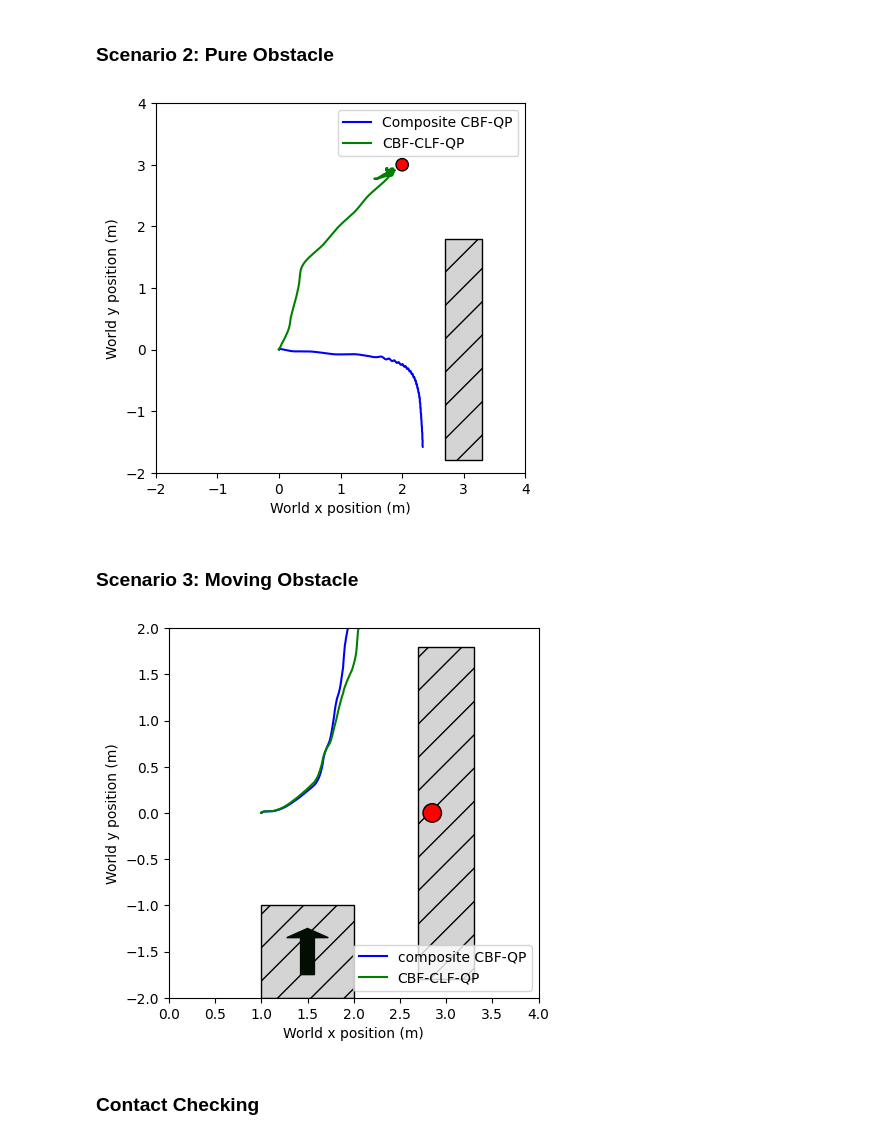
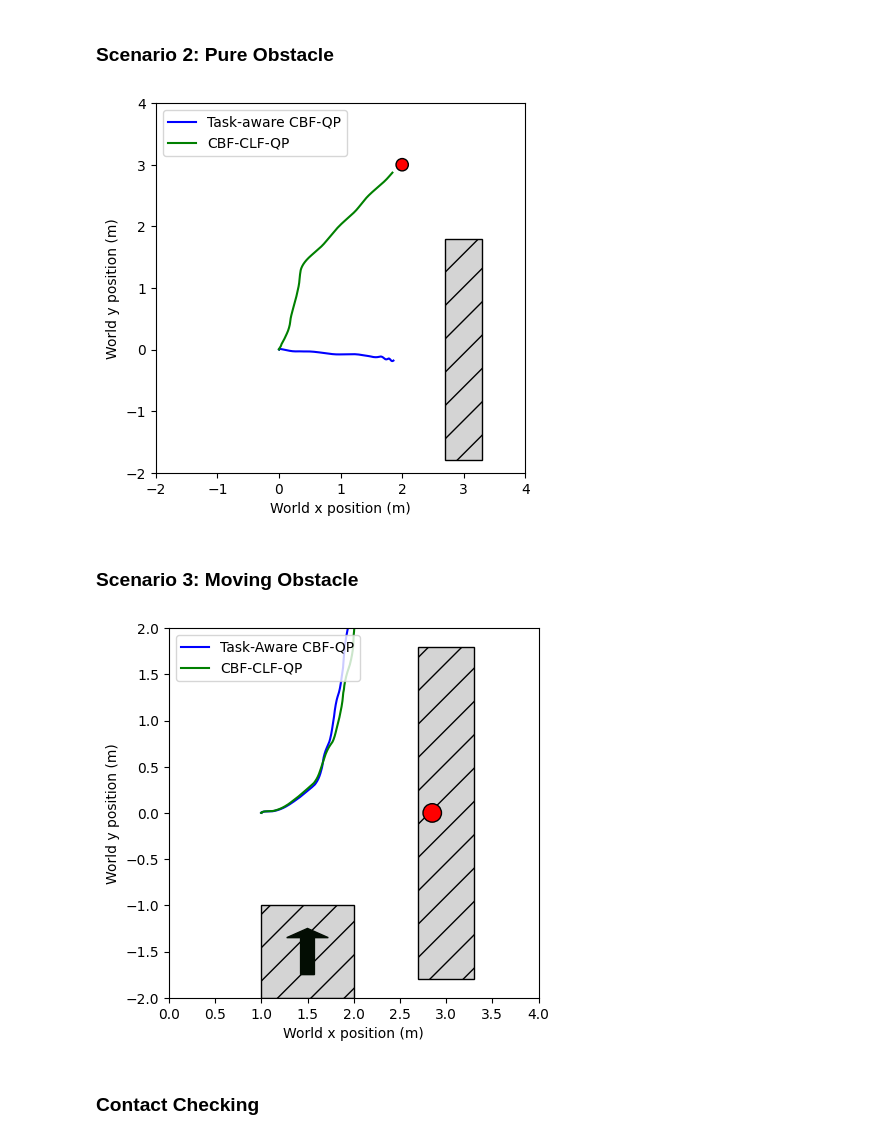
Before and after one commit to famsvip/Robot-Navigation-Collision-Avoidance-, a Jupyter notebook: data/plotting.ipynb, the cells around one changed output. Cells and saved outputs as stored; diff of their text form; code cells hidden in the pictures.

```diff
--- a/data/plotting.ipynb
+++ b/data/plotting.ipynb
@@ -464,37 +464,38 @@ Trial 5 - Consecutive command deviation 6
 # %%
 # Trajectory plots for obstacle
 
-data_threshold = 10000
+data_threshold_1 = 2000
+data_threshold_2 = 2000
 
 composite = np.load("./composite_pos_static_obs.npy")
 separate = np.load("./separated_pos_static_obs.npy")
 
 fig, ax = plt.subplots()
 
 rect = Rectangle((2.7, -1.8), width=0.6, height=3.6,
                  edgecolor='black', facecolor=(0.83, 0.83, 0.83), hatch="/")
 circle_target = Circle((2, 3), radius=0.1, edgecolor="black", facecolor="red")
-circle_separate = Circle((separate[data_threshold-1, :2]), radius=0.4, facecolor=(0.0,1.0,0.0,0.25))
-circle_composite = Circle((composite[data_threshold-1, :2]), radius=0.4, facecolor=(0.5,0.5,1.0,0.25))
+circle_separate = Circle((separate[data_threshold_1-1, :2]), radius=0.4, facecolor=(0.0,1.0,0.0,0.25))
+circle_composite = Circle((composite[data_threshold_2-1, :2]), radius=0.4, facecolor=(0.5,0.5,1.0,0.25))
 ax.add_patch(rect)
 ax.add_patch(circle_target)
 #ax.add_patch(circle_separate)
 #ax.add_patch(circle_composite)
 
-ax.plot(composite[:data_threshold,0], composite[:data_threshold,1], color="b", label="Composite CBF-QP")
-ax.plot(separate[:data_threshold,0], separate[:data_threshold,1], color="g", label="CBF-CLF-QP")
+ax.plot(composite[:data_threshold_1,0], composite[:data_threshold_1,1], color="b", label="Task-aware CBF-QP")
+ax.plot(separate[:data_threshold_2,0], separate[:data_threshold_2,1], color="g", label="CBF-CLF-QP")
 
 ax.set_xlim(-2, 4)
 ax.set_ylim(-2, 4)
 ax.set_aspect('equal')
 plt.grid(False)
 #plt.title('Robot Trajectory Under Forward X Command')
 plt.xlabel("World x position (m)")
 plt.ylabel("World y position (m)")
-plt.legend()
+plt.legend(loc='upper left')
 plt.show()
 # %% [output]
-[figure, old version]
+[figure, new version]
 # %% [markdown]
 ### Scenario 3: Moving Obstacle
 # %%
@@ -521,7 +522,7 @@ ax.add_patch(circle_target)
 ax.add_patch(circle_separate)
 ax.add_patch(arrow)
 
-ax.plot(composite[:data_threshold,0], composite[:data_threshold,1], color="b", label="composite CBF-QP")
+ax.plot(composite[:data_threshold,0], composite[:data_threshold,1], color="b", label="Task-Aware CBF-QP")
 ax.plot(separate[:data_threshold,0], separate[:data_threshold,1], color="g", label="CBF-CLF-QP")
 ax.set_xlim(0, 4)
 ax.set_ylim(-2, 2)
@@ -530,10 +531,10 @@ plt.grid(False)
 #plt.title('Robot Trajectory Under Moving Obstacle')
 plt.xlabel("World x position (m)")
 plt.ylabel("World y position (m)")
-plt.legend(loc="lower right")
+plt.legend(loc='upper left')
 plt.show()
 # %% [output]
-[figure, old version]
+[figure, new version]
 # %% [markdown]
 ### Contact Checking
 # %%
```
Also changed, not shown: parts of 3 cells of this notebook, 6 other files.
